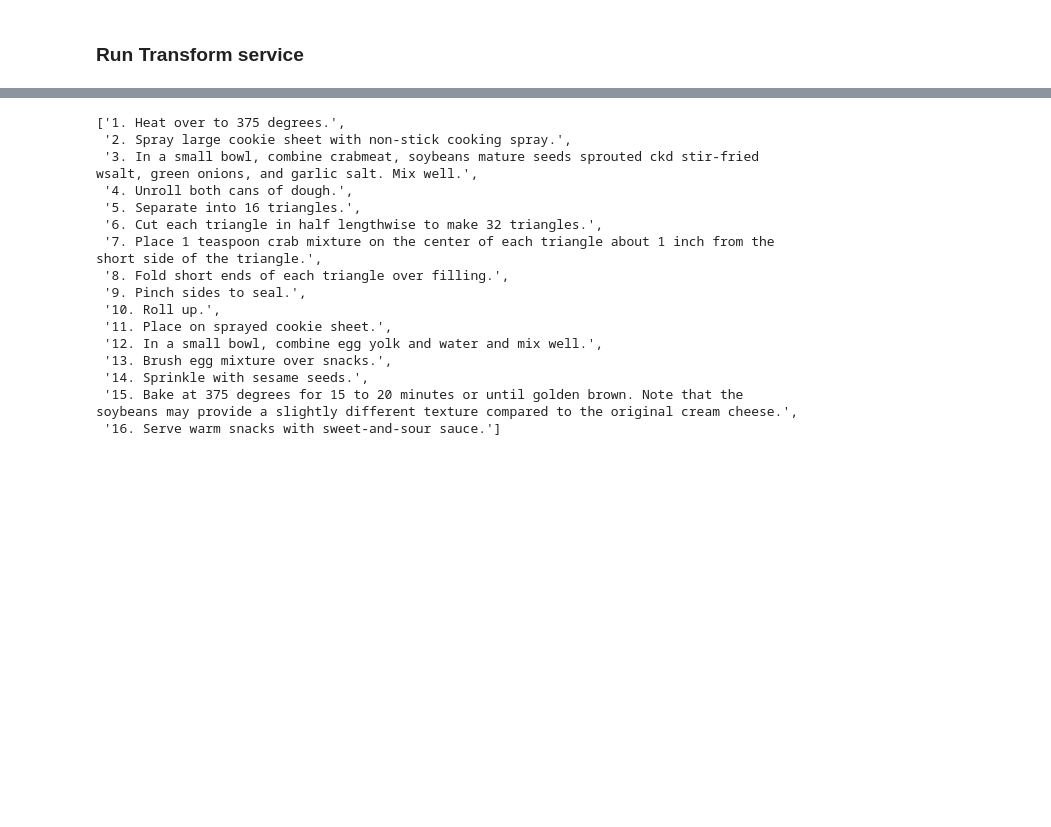
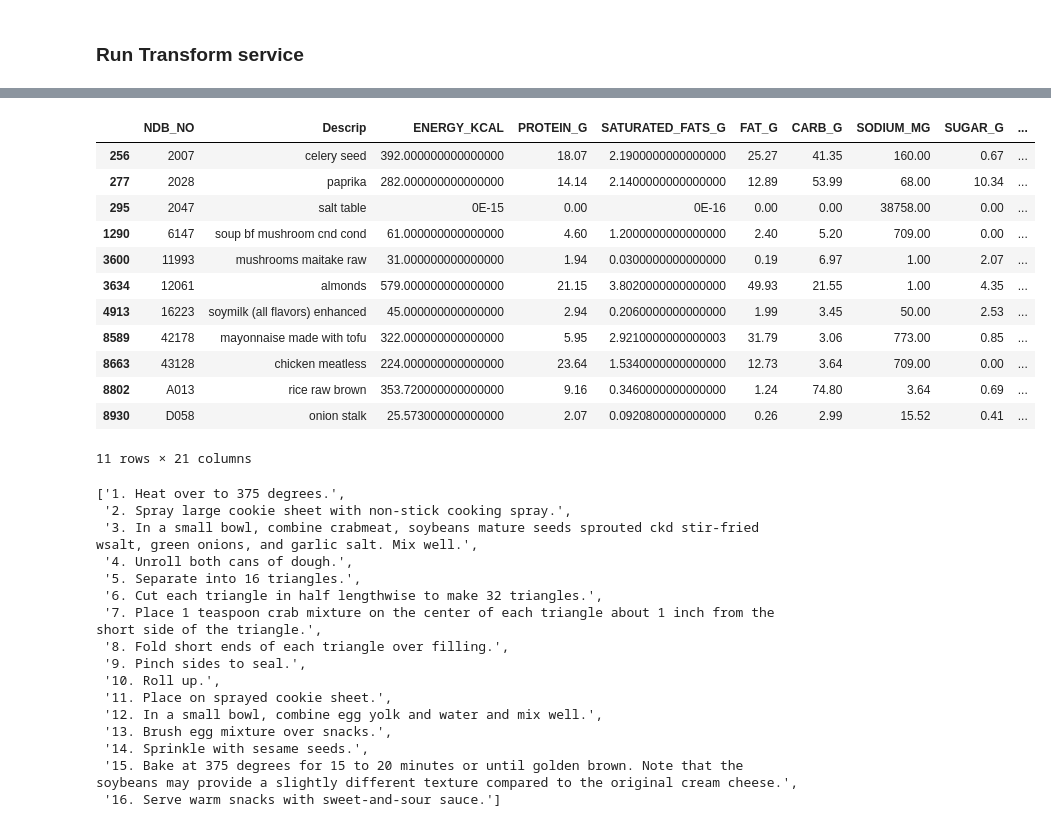
Before and after one commit to M2-ISD-NutriRAG/NutriRAG, a Jupyter notebook: backend/template.ipynb, the cells around one changed output, grey strips where cells are left out. Cells and saved outputs as stored; diff of their text form; code cells hidden in the pictures; blank space fills up the shorter version.

```diff
--- a/backend/template.ipynb
+++ b/backend/template.ipynb
@@ -56,2 +69,4 @@ transform_service = TransformService(session)
+# %%
+transform_service.pca_data = pd.read_csv("ingredients_tags.csv").iloc[:, 1:]
 # %% [markdown]
 ### Input definition
@@ -300,0 +221,2 @@ vars(result)
+# %%
+matchs = transform_service.get_ingredient_matched(ingredients)
@@ -300,0 +226,4 @@ vars(result)
+# %%
+ingr_match = [d["name"] for d in matchs]
+# %%
+pca_data = transform_service.pca_data
@@ -301,3 +244,19 @@ vars(result)
+# %%
+pca_data[pca_data["Descrip"].isin(ingr_match)]
+# %% [output]
+|  | NDB_NO | Descrip | ENERGY_KCAL | PROTEIN_G | SATURATED_FATS_G | FAT_G | CARB_G | SODIUM_MG | SUGAR_G | ... |
+| 256 | 2007 | celery seed | 392.000000000000000 | 18.07 | 2.1900000000000000 | 25.27 | 41.35 | 160.00 | 0.67 | ... |
+| 277 | 2028 | paprika | 282.000000000000000 | 14.14 | 2.1400000000000000 | 12.89 | 53.99 | 68.00 | 10.34 | ... |
+| 295 | 2047 | salt table | 0E-15 | 0.00 | 0E-16 | 0.00 | 0.00 | 38758.00 | 0.00 | ... |
+| 1290 | 6147 | soup bf mushroom cnd cond | 61.000000000000000 | 4.60 | 1.2000000000000000 | 2.40 | 5.20 | 709.00 | 0.00 | ... |
+| 3600 | 11993 | mushrooms maitake raw | 31.000000000000000 | 1.94 | 0.0300000000000000 | 0.19 | 6.97 | 1.00 | 2.07 | ... |
+| 3634 | 12061 | almonds | 579.000000000000000 | 21.15 | 3.8020000000000000 | 49.93 | 21.55 | 1.00 | 4.35 | ... |
+| 4913 | 16223 | soymilk (all flavors) enhanced | 45.000000000000000 | 2.94 | 0.2060000000000000 | 1.99 | 3.45 | 50.00 | 2.53 | ... |
+| 8589 | 42178 | mayonnaise made with tofu | 322.000000000000000 | 5.95 | 2.9210000000000003 | 31.79 | 3.06 | 773.00 | 0.85 | ... |
+| 8663 | 43128 | chicken meatless | 224.000000000000000 | 23.64 | 1.5340000000000000 | 12.73 | 3.64 | 709.00 | 0.00 | ... |
+| 8802 | A013 | rice raw brown | 353.720000000000000 | 9.16 | 0.3460000000000000 | 1.24 | 74.80 | 3.64 | 0.69 | ... |
+| 8930 | D058 | onion stalk | 25.573000000000000 | 2.07 | 0.0920800000000000 | 0.26 | 2.99 | 15.52 | 0.41 | ... |
+11 rows × 21 columns
 # %%
 result.recipe.steps
 # %% [output]
```
Also changed, not shown: parts of 12 cells of this notebook, 3 other files.
